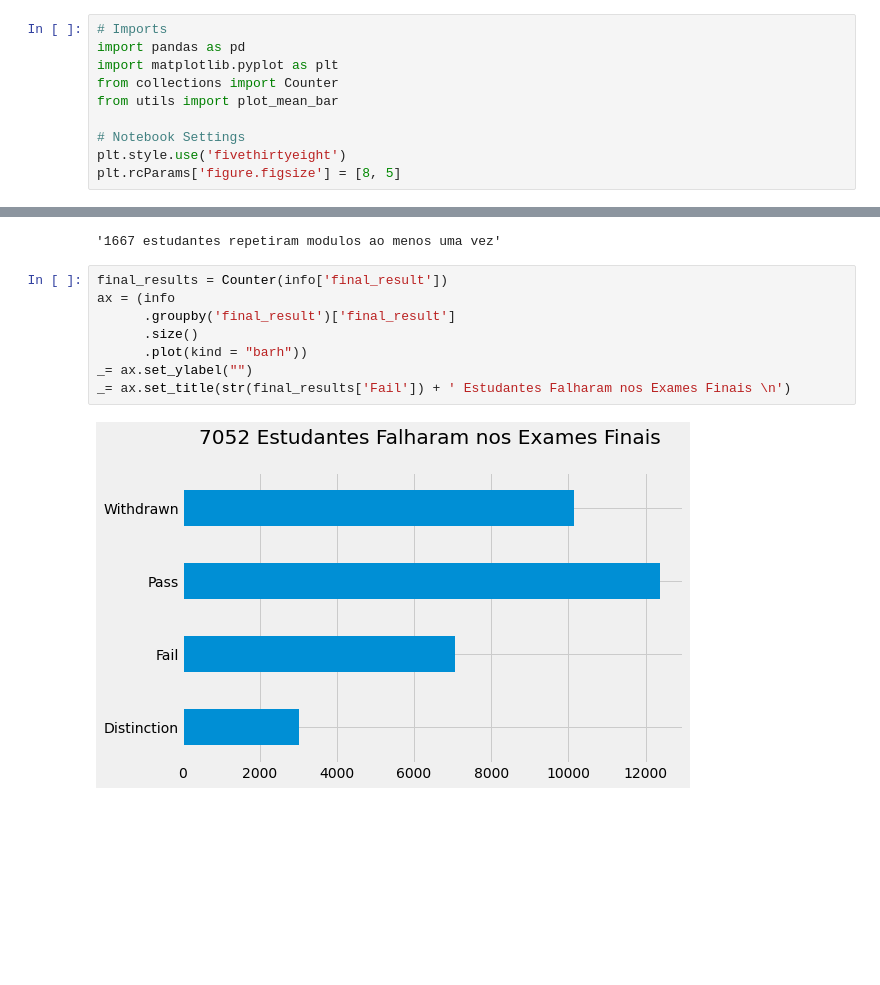
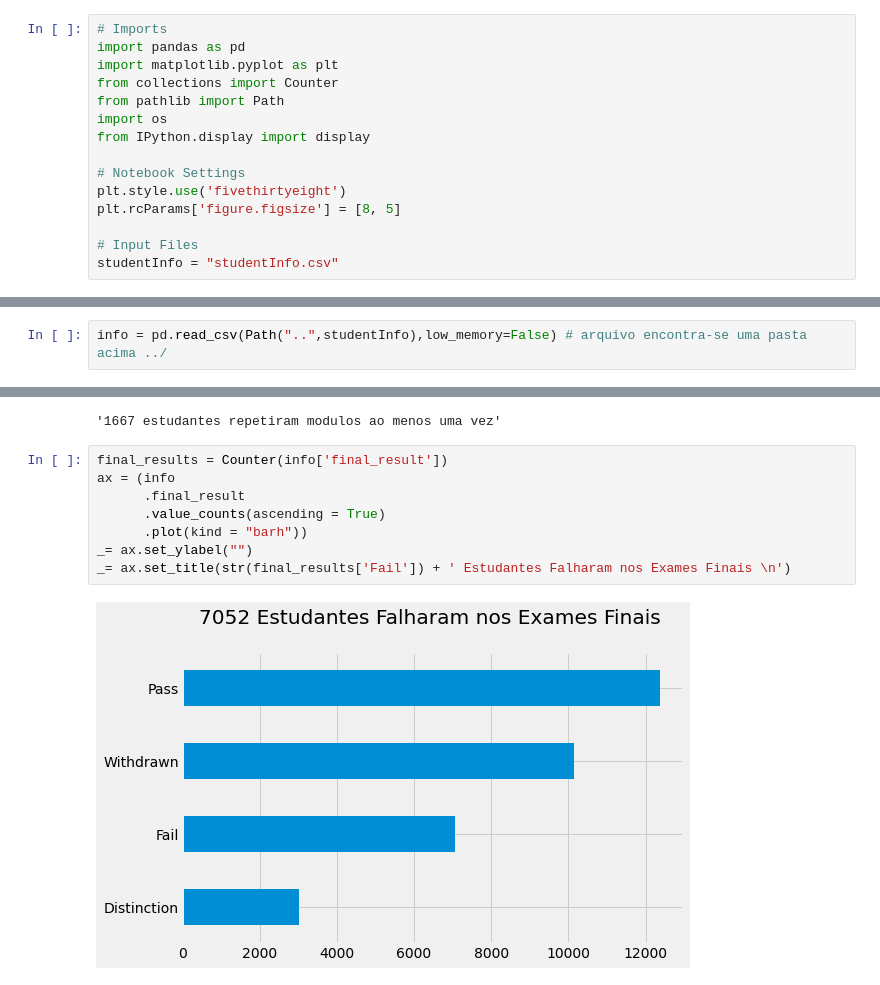
Before and after one commit to Schots/OULAD-Trybe, a Jupyter notebook: Trybe-Oulad-Experimentos.ipynb, the cells around one changed output, grey strips where cells are left out. Cells and saved outputs as stored; diff of their text form; blank space fills up the shorter version.

```diff
--- a/Trybe-Oulad-Experimentos.ipynb
+++ b/Trybe-Oulad-Experimentos.ipynb
@@ -3,8 +3,13 @@
 import pandas as pd
 import matplotlib.pyplot as plt
 from collections import Counter
-from utils import plot_mean_bar
+from pathlib import Path
+import os
+from IPython.display import display
 
 # Notebook Settings
 plt.style.use('fivethirtyeight')
 plt.rcParams['figure.figsize'] = [8, 5]
+
+# Input Files
+studentInfo = "studentInfo.csv"
@@ -21,3 +80,5 @@ info = pd.read_csv("../studentInfo.csv")
+# %%
+info = pd.read_csv(Path("..",studentInfo),low_memory=False) # arquivo encontra-se uma pasta acima ../
 # %%
 f'Info Dataset Contem {info.shape[0]} linhas e {info.shape[1]} colunas'
 # %% [output]
@@ -71,13 +155,13 @@ f'{info_duplicated.query("num_of_prev_attempts >=1").shape[0]} estudantes repeti
 # %%
 final_results = Counter(info['final_result'])
 ax = (info
-      .groupby('final_result')['final_result']
-      .size()
+      .final_result
+      .value_counts(ascending = True)
       .plot(kind = "barh"))
 _= ax.set_ylabel("")
 _= ax.set_title(str(final_results['Fail']) + ' Estudantes Falharam nos Exames Finais \n')
 # %% [output]
-[figure, old version]
+[figure, new version]
 # %%
 # Checando Valores Faltantes
 ax = (info
```
Also changed, not shown: parts of 23 cells of this notebook, 1 other file.
